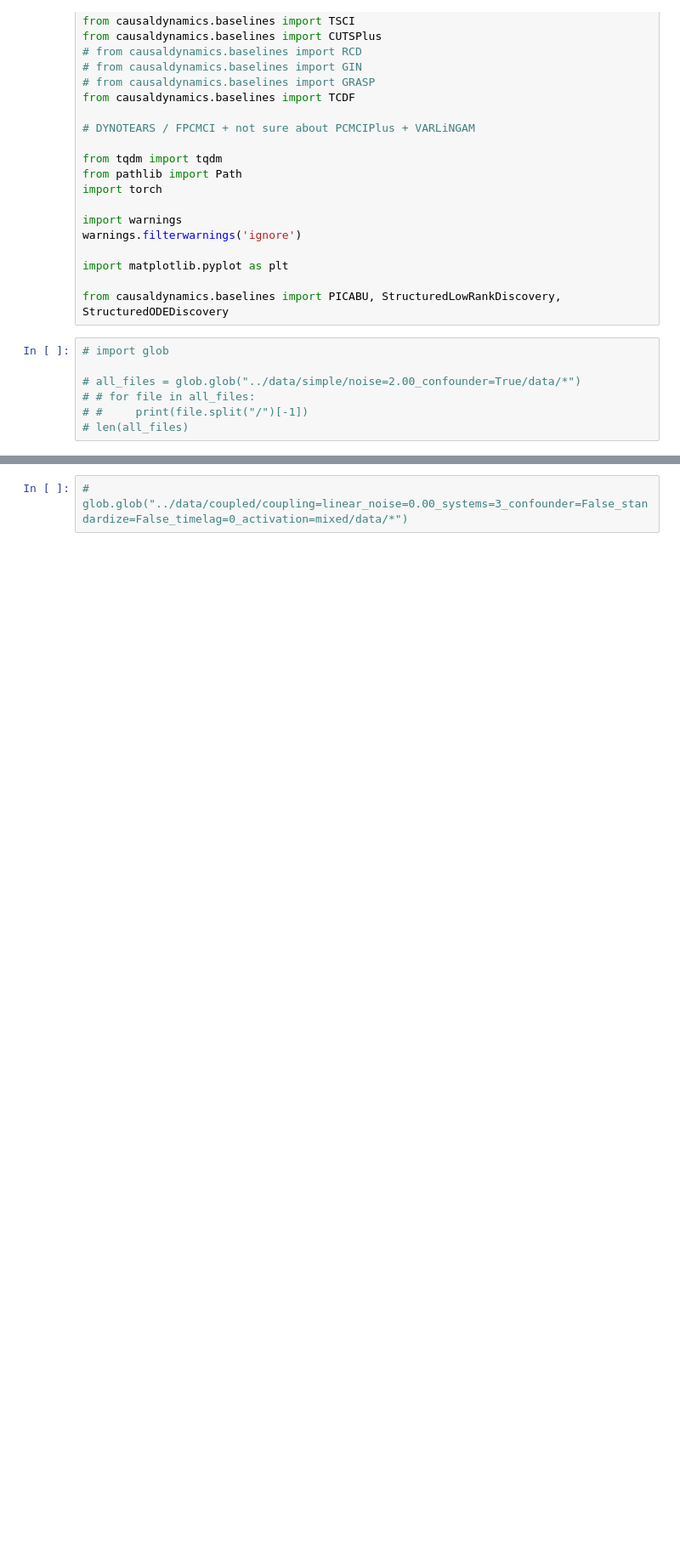
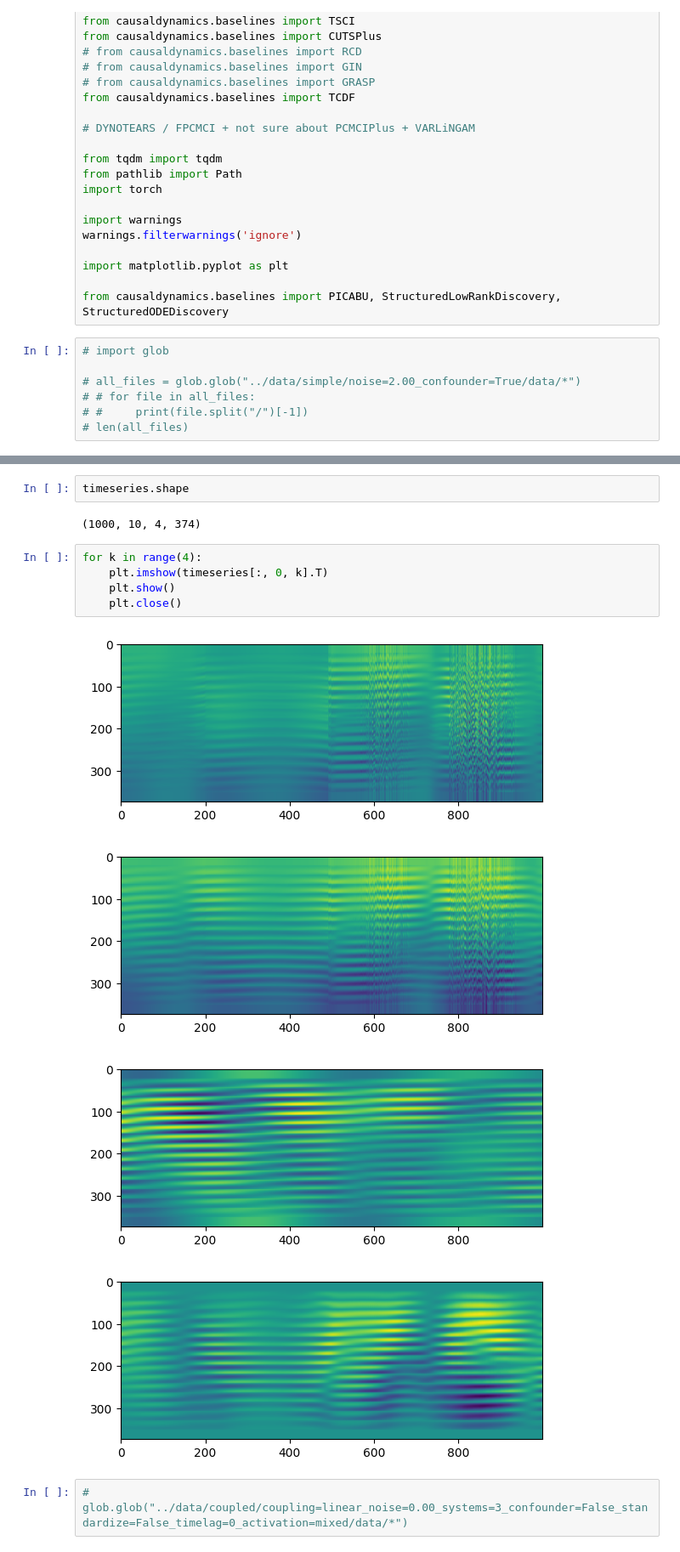
Before and after one commit to julienboussard/ODEDriverIdentifiability, a Jupyter notebook: notebooks/eval_pipeline_lowrankdiscovery.ipynb, the cells around one changed output, grey strips where cells are left out. Shown at 85% size. Saved outputs shown, nothing was run; the diff lists cells and outputs as text; blank space fills up the shorter version.

```diff
--- a/notebooks/eval_pipeline_lowrankdiscovery.ipynb
+++ b/notebooks/eval_pipeline_lowrankdiscovery.ipynb
@@ -77,3 +98,17 @@ array([[1, 1, 1],
+# %%
+timeseries.shape
+# %% [output]
+(1000, 10, 4, 374)
+# %%
+for k in range(4):
+    plt.imshow(timeseries[:, 0, k].T)
+    plt.show()
+    plt.close()
+# %% [output]
+[figure, added]
+[figure, added]
+[figure, added]
+[figure, added]
 # %%
 # glob.glob("../data/coupled/coupling=linear_noise=0.00_systems=3_confounder=False_standardize=False_timelag=0_activation=mixed/data/*")
 # %%
```
Also changed, not shown: parts of 10 cells of this notebook, 13 other files.
